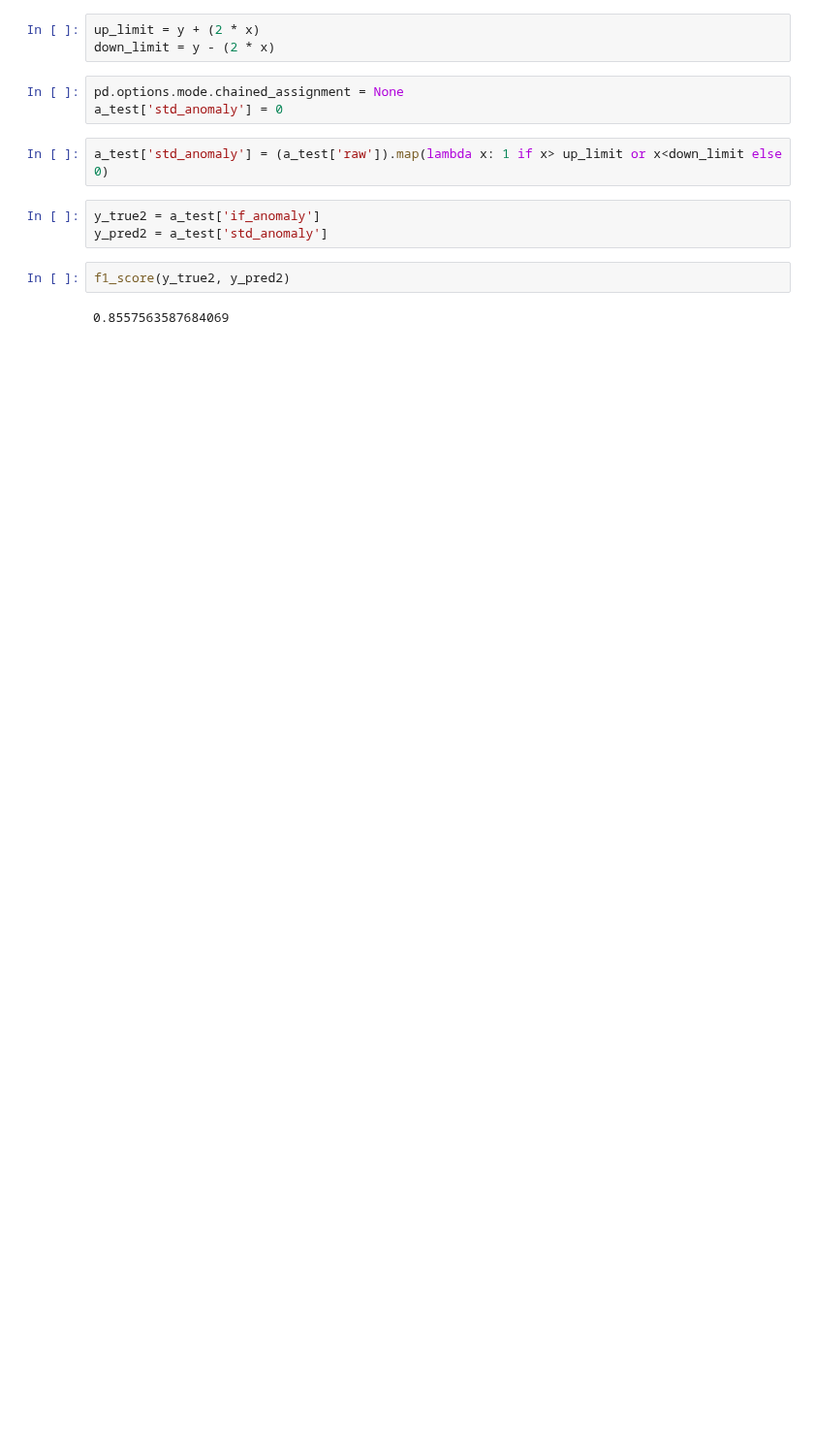
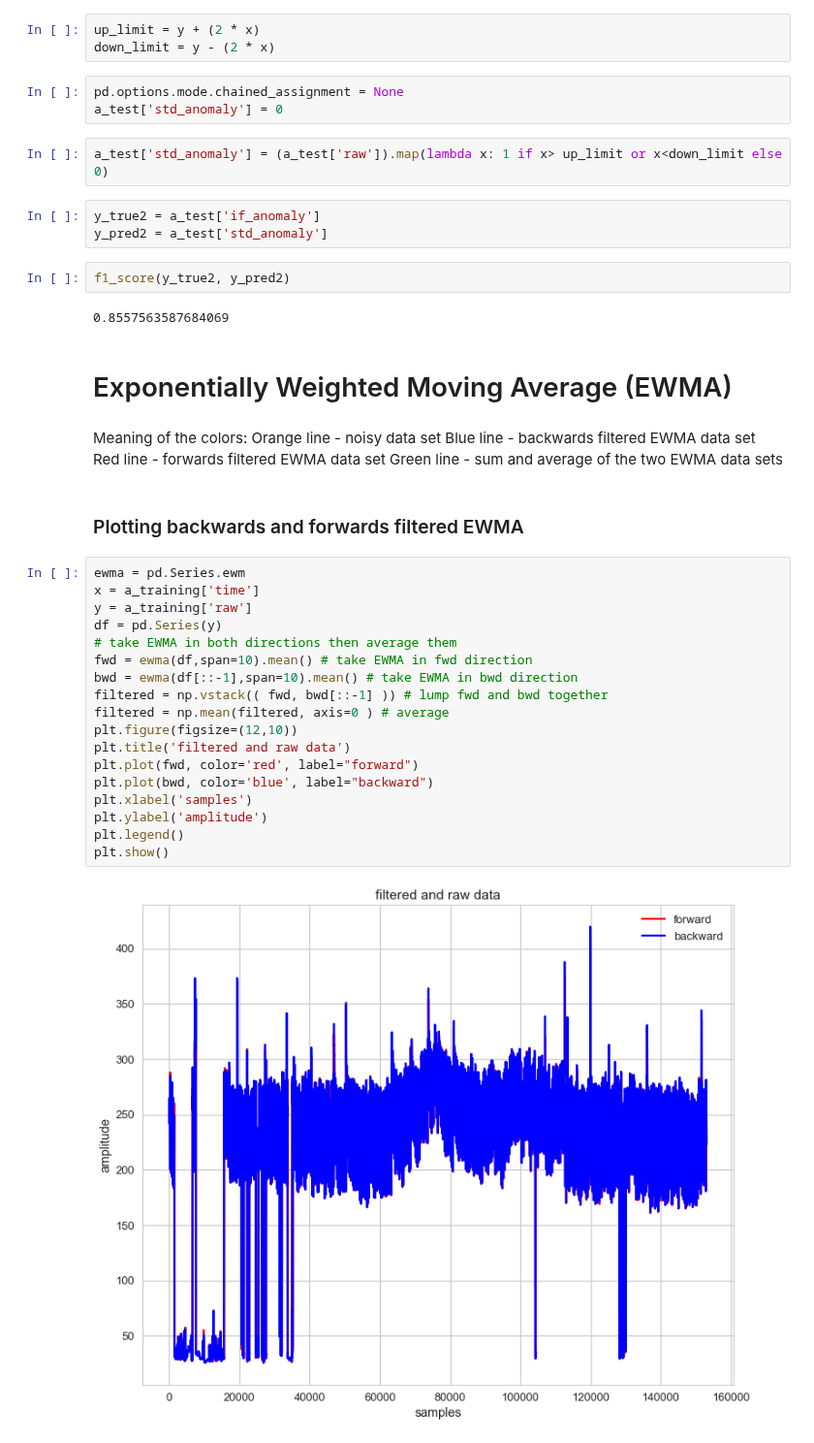
Before and after one commit to efemeryds/flow_exploration, a Jupyter notebook: notebooks/anomalies-detection-site-[7881].ipynb, the cells around one changed output. Shown at 97% size. Drawn from its saved outputs; the diff is of its cells as text; blank space fills up the shorter version.

Commit message:
Adding EWMA model

```diff
--- a/notebooks/anomalies-detection-site-[7881].ipynb
+++ b/notebooks/anomalies-detection-site-[7881].ipynb
@@ -236,3 +236,33 @@ y_pred2 = a_test['std_anomaly']
 f1_score(y_true2, y_pred2)
 # %% [output]
 0.8557563587684069
+# %% [markdown]
+# Exponentially Weighted Moving Average (EWMA)
+# %% [markdown]
+Meaning of the colors:
+Orange line - noisy data set
+Blue line - backwards filtered EWMA data set
+Red line - forwards filtered EWMA data set
+Green line - sum and average of the two EWMA data sets
+# %% [markdown]
+### Plotting backwards and forwards filtered EWMA
+# %%
+ewma = pd.Series.ewm
+x = a_training['time']
+y = a_training['raw']
+df = pd.Series(y)
+# take EWMA in both directions then average them
+fwd = ewma(df,span=10).mean() # take EWMA in fwd direction
+bwd = ewma(df[::-1],span=10).mean() # take EWMA in bwd direction
+filtered = np.vstack(( fwd, bwd[::-1] )) # lump fwd and bwd together
+filtered = np.mean(filtered, axis=0 ) # average
+plt.figure(figsize=(12,10))
+plt.title('filtered and raw data')
+plt.plot(fwd, color='red', label="forward")
+plt.plot(bwd, color='blue', label="backward")
+plt.xlabel('samples')
+plt.ylabel('amplitude')
+plt.legend()
+plt.show()
+# %% [output]
+[figure, added]
```
Also changed, not shown: parts of 10 cells of this notebook.
